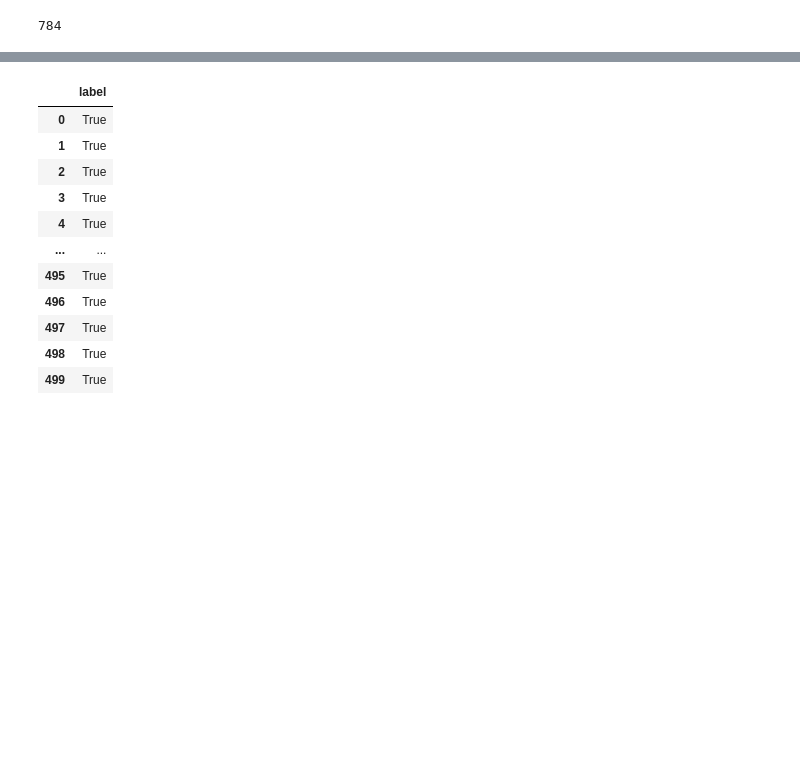
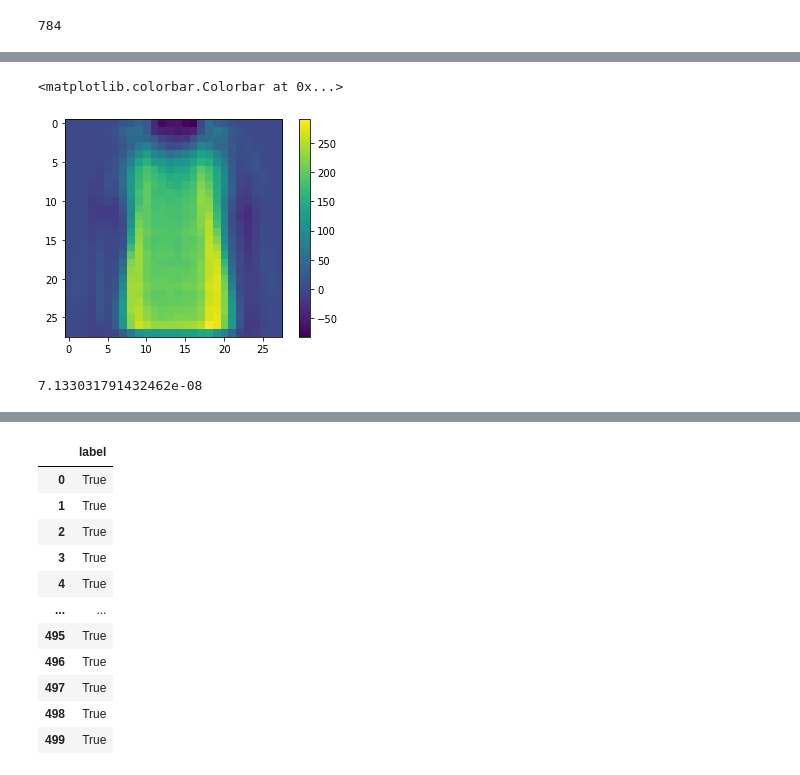
Before and after one commit to iQuHACK/2023_IonQ_Remote, a Jupyter notebook: part1_with_pca.ipynb, the cells around one changed output, grey strips where cells are left out. Drawn from its saved outputs; the diff is of its cells as text; code cells hidden in the pictures; blank space fills up the shorter version.

```diff
--- a/part1_with_pca.ipynb
+++ b/part1_with_pca.ipynb
@@ -400,0 +435,10 @@ print(f*(0.999**gatecount))
+# %%
+plt.imshow(image_re * 255 * 255)
+plt.colorbar()
+# %% [output]
+<matplotlib.colorbar.Colorbar at 0x...>
+[figure, added]
+# %%
+image_mse(images[max_iter], image_re)
+# %% [output]
+7.133031791432462e-08
```
Also changed, not shown: parts of 10 cells of this notebook, 1 other file.
